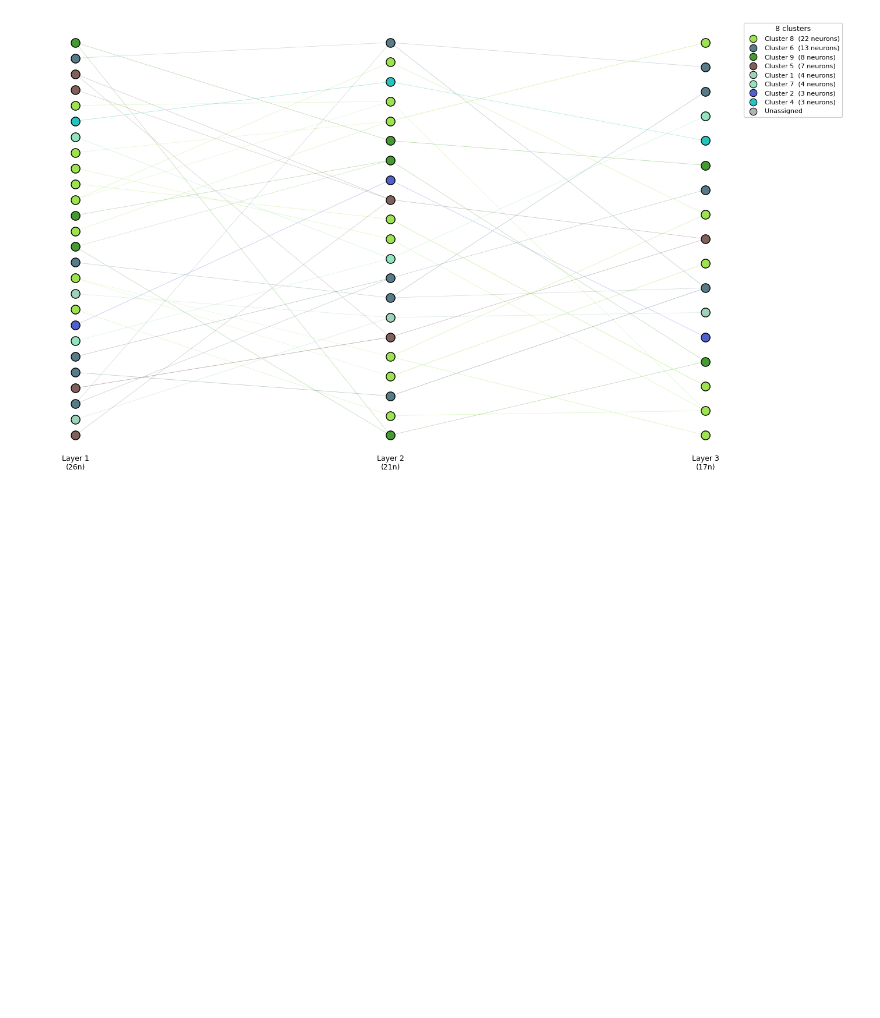
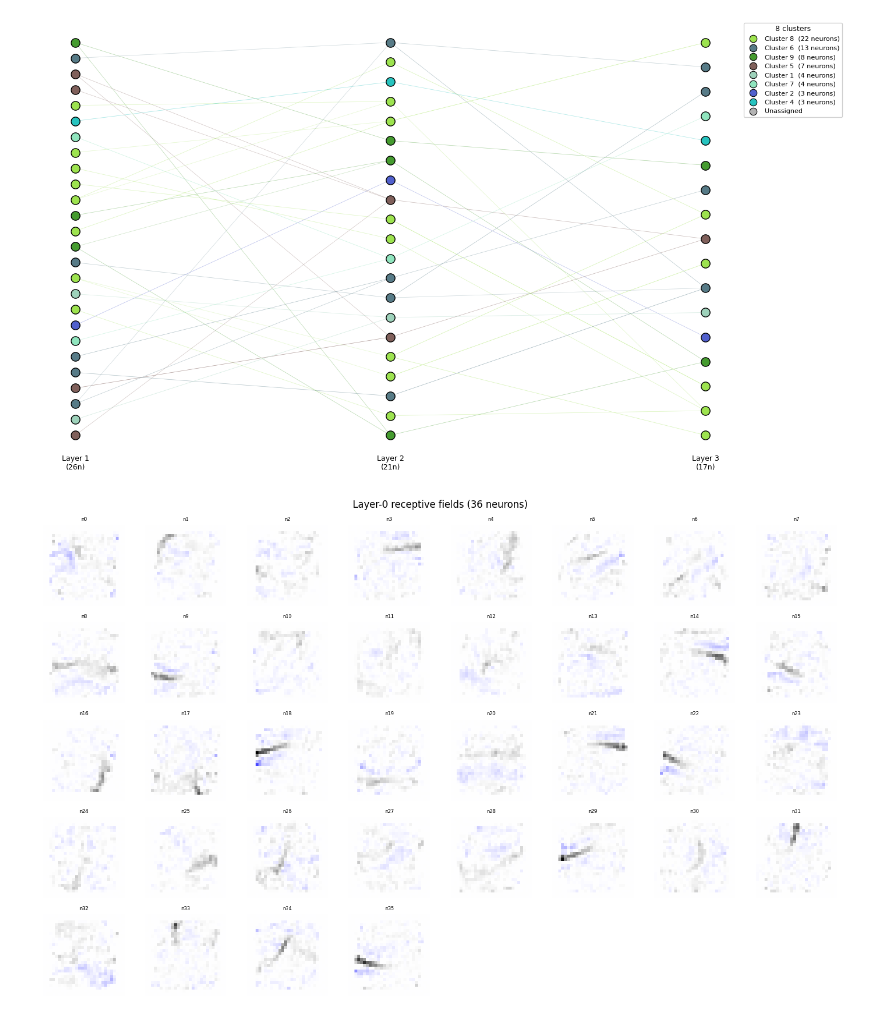
Before and after one commit to Iwe-Coumou/Project-ML, a Jupyter notebook: analysis.ipynb, the cells around one changed output. Drawn from its saved outputs; the diff is of its cells as text; code cells hidden in the pictures; blank space fills up the shorter version.

```diff
--- a/analysis.ipynb
+++ b/analysis.ipynb
@@ -239,3 +243,7 @@ network_map.draw_network(final_model, mode='clusters',
 [interactive output not drawn]
 [figure]
 [figure]
+# %%
+plots.plot_layer0_receptive_fields(final_model)   # or pruned_model, m_fc, etc.
+# %% [output]
+[figure, added]
```
Also changed, not shown: parts of 1 cell of this notebook, 24 other files.
